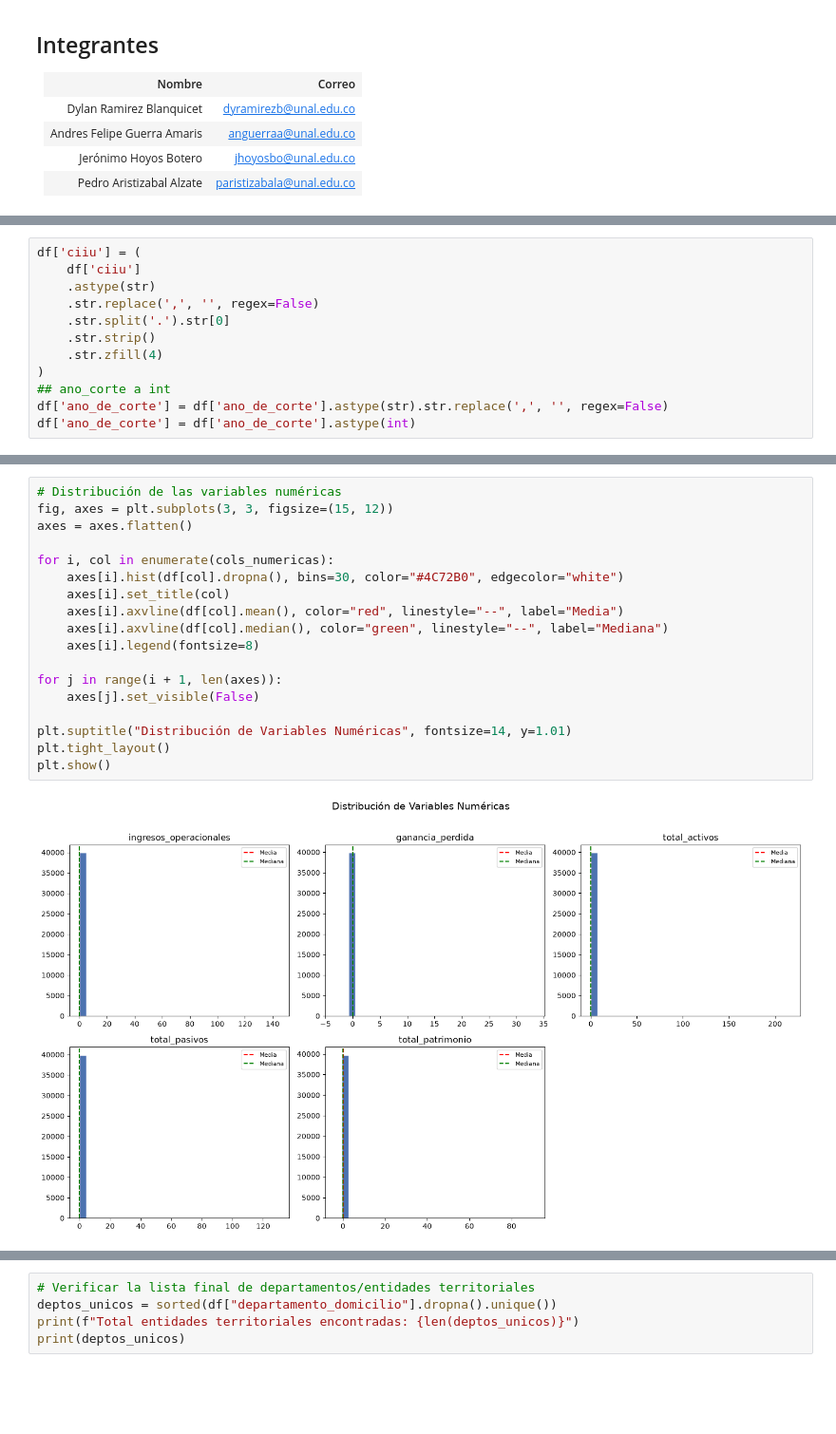
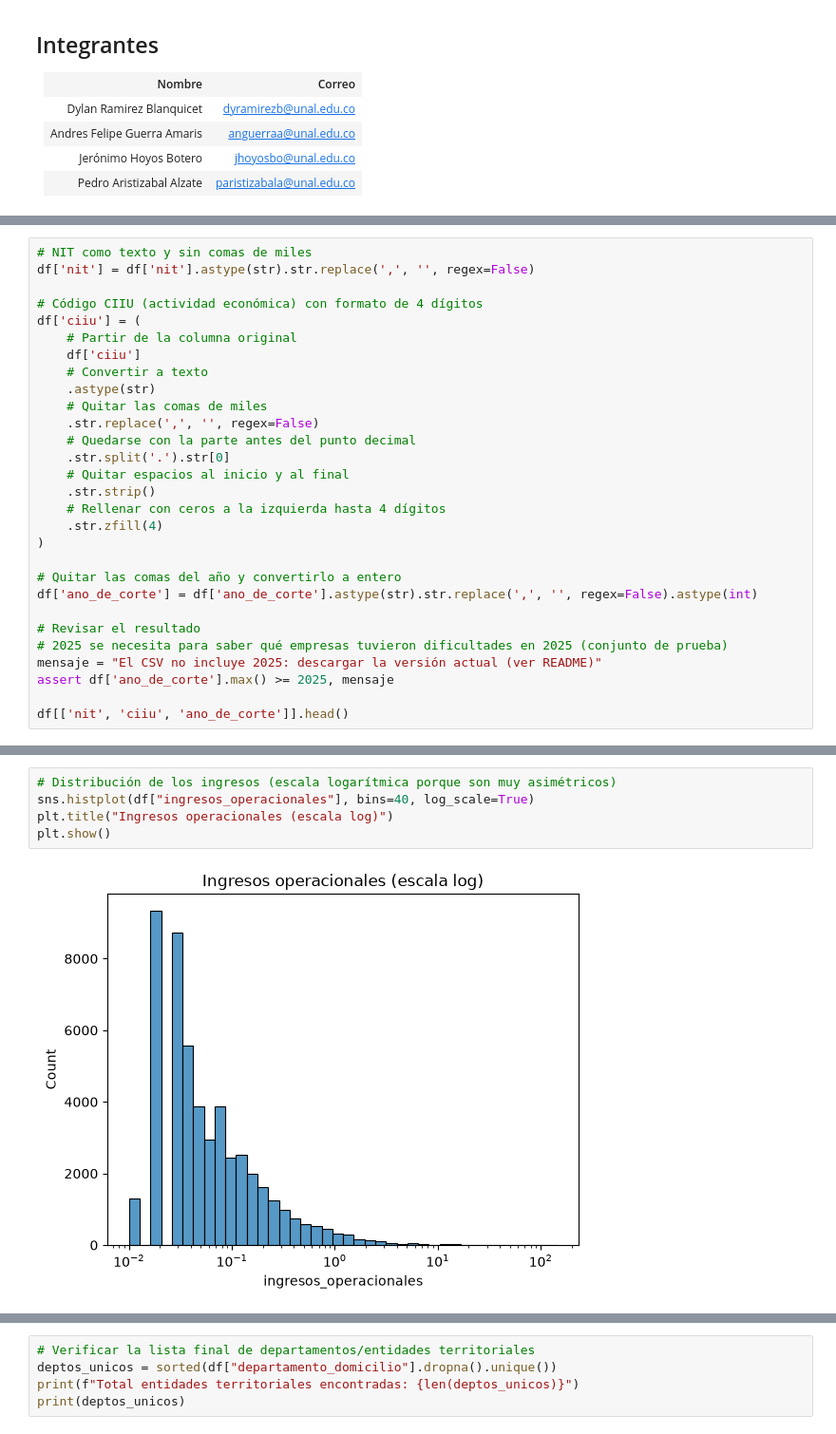
Before and after one commit to JeroHoyos/alerta_temprana_de_dificultades_financieras, a Jupyter notebook: notebook.ipynb, the cells around one changed output, grey strips where cells are left out. Shown at 95% size. Saved outputs shown, nothing was run; the diff lists cells and outputs as text; blank space fills up the shorter version.

```diff
--- a/notebook.ipynb
+++ b/notebook.ipynb
@@ -228,12 +237,29 @@ display(df[cols_financieras].head())
 # %%
+# NIT como texto y sin comas de miles
+df['nit'] = df['nit'].astype(str).str.replace(',', '', regex=False)
+
+# Código CIIU (actividad económica) con formato de 4 dígitos
 df['ciiu'] = (
+    # Partir de la columna original
     df['ciiu']
+    # Convertir a texto
     .astype(str)
+    # Quitar las comas de miles
     .str.replace(',', '', regex=False)
+    # Quedarse con la parte antes del punto decimal
     .str.split('.').str[0]
+    # Quitar espacios al inicio y al final
     .str.strip()
+    # Rellenar con ceros a la izquierda hasta 4 dígitos
     .str.zfill(4)
 )
-## ano_corte a int
-df['ano_de_corte'] = df['ano_de_corte'].astype(str).str.replace(',', '', regex=False)
-df['ano_de_corte'] = df['ano_de_corte'].astype(int)
+
+# Quitar las comas del año y convertirlo a entero
+df['ano_de_corte'] = df['ano_de_corte'].astype(str).str.replace(',', '', regex=False).astype(int)
+
+# Revisar el resultado
+# 2025 se necesita para saber qué empresas tuvieron dificultades en 2025 (conjunto de prueba)
+mensaje = "El CSV no incluye 2025: descargar la versión actual (ver README)"
+assert df['ano_de_corte'].max() >= 2025, mensaje
+
+df[['nit', 'ciiu', 'ano_de_corte']].head()
@@ -323,20 +295,7 @@ percentiles.round(2)
 # %%
-# Distribución de las variables numéricas
-fig, axes = plt.subplots(3, 3, figsize=(15, 12))
-axes = axes.flatten()
-
-for i, col in enumerate(cols_numericas):
-    axes[i].hist(df[col].dropna(), bins=30, color="#4C72B0", edgecolor="white")
-    axes[i].set_title(col)
-    axes[i].axvline(df[col].mean(), color="red", linestyle="--", label="Media")
-    axes[i].axvline(df[col].median(), color="green", linestyle="--", label="Mediana")
-    axes[i].legend(fontsize=8)
-
-for j in range(i + 1, len(axes)):
-    axes[j].set_visible(False)
-
-plt.suptitle("Distribución de Variables Numéricas", fontsize=14, y=1.01)
-plt.tight_layout()
+# Distribución de los ingresos (escala logarítmica porque son muy asimétricos)
+sns.histplot(df["ingresos_operacionales"], bins=40, log_scale=True)
+plt.title("Ingresos operacionales (escala log)")
 plt.show()
 # %% [output]
-[figure, old version]
+[figure, new version]
```
Also changed, not shown: parts of 105 cells of this notebook, 3 other files.
